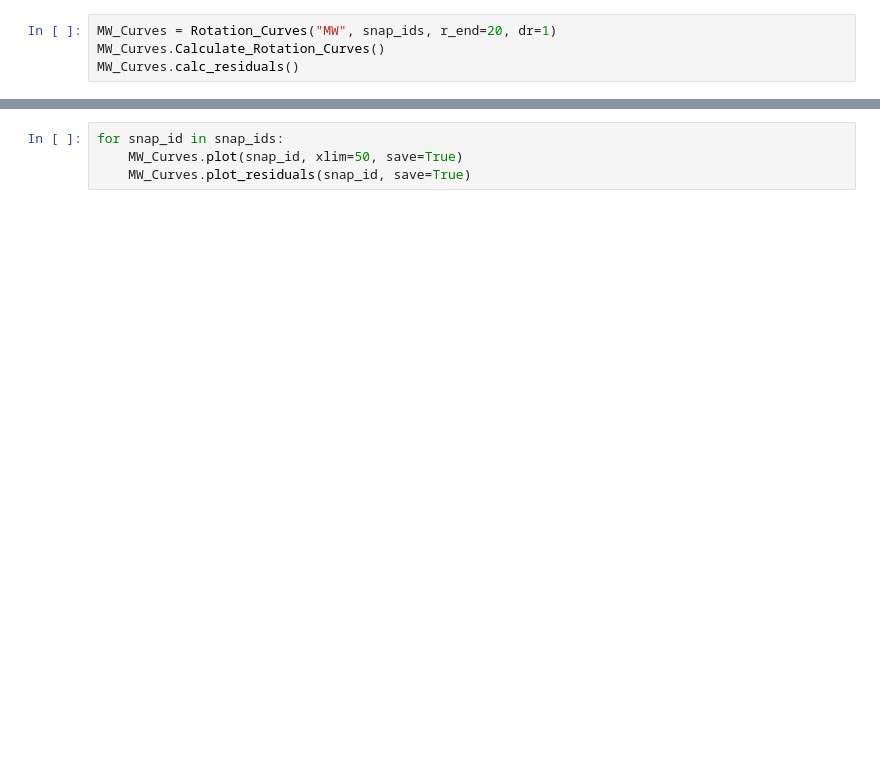
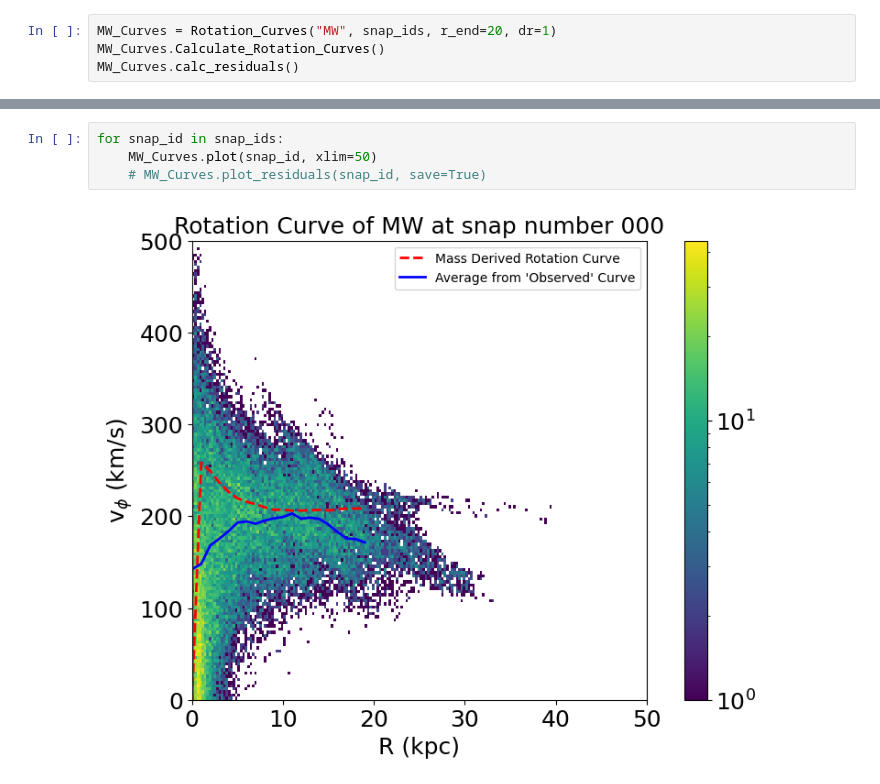
Before and after one commit to coltonq112358/ASTR400B, a Jupyter notebook: ResearchAssignments/ResearchAssignment5/Rotation_Curve_Evolution.ipynb, the cells around one changed output, grey strips where cells are left out. Drawn from its saved outputs; the diff is of its cells as text; blank space fills up the shorter version.

```diff
--- a/ResearchAssignments/ResearchAssignment5/Rotation_Curve_Evolution.ipynb
+++ b/ResearchAssignments/ResearchAssignment5/Rotation_Curve_Evolution.ipynb
@@ -337,4 +343,6 @@ MW_Curves.plot_all_curves()
 # %%
 for snap_id in snap_ids:
-    MW_Curves.plot(snap_id, xlim=50, save=True)
-    MW_Curves.plot_residuals(snap_id, save=True)
+    MW_Curves.plot(snap_id, xlim=50)
+    # MW_Curves.plot_residuals(snap_id, save=True)
+# %% [output]
+[figure, added]
```
Also changed, not shown: parts of 7 cells of this notebook.
